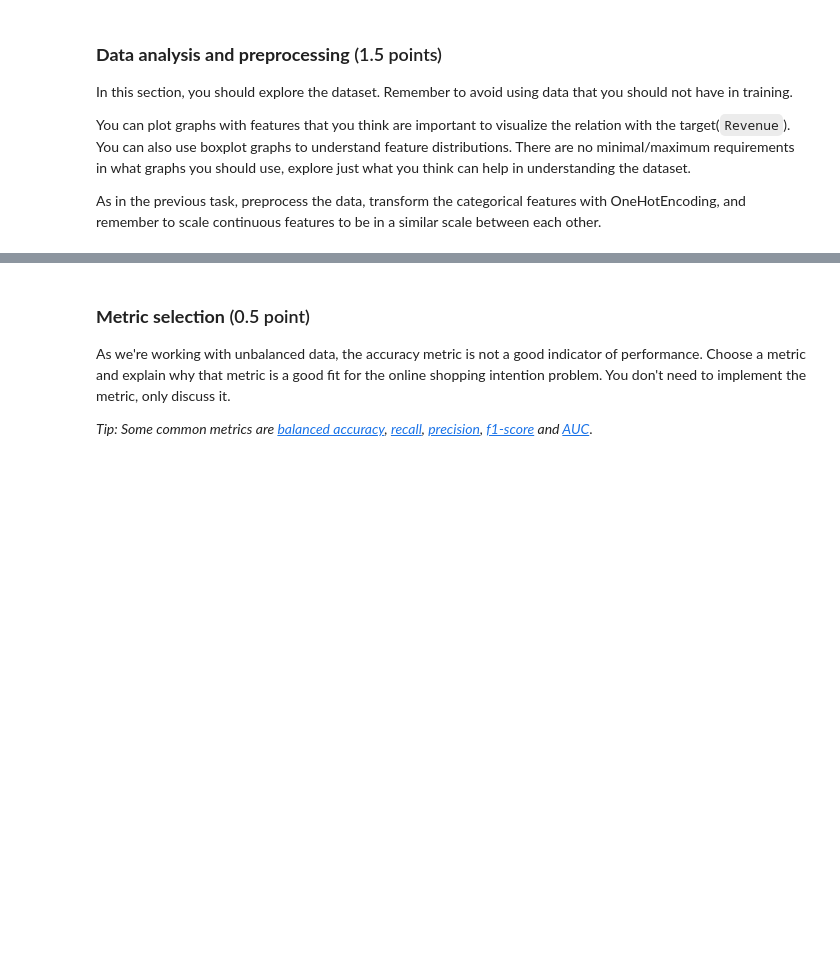
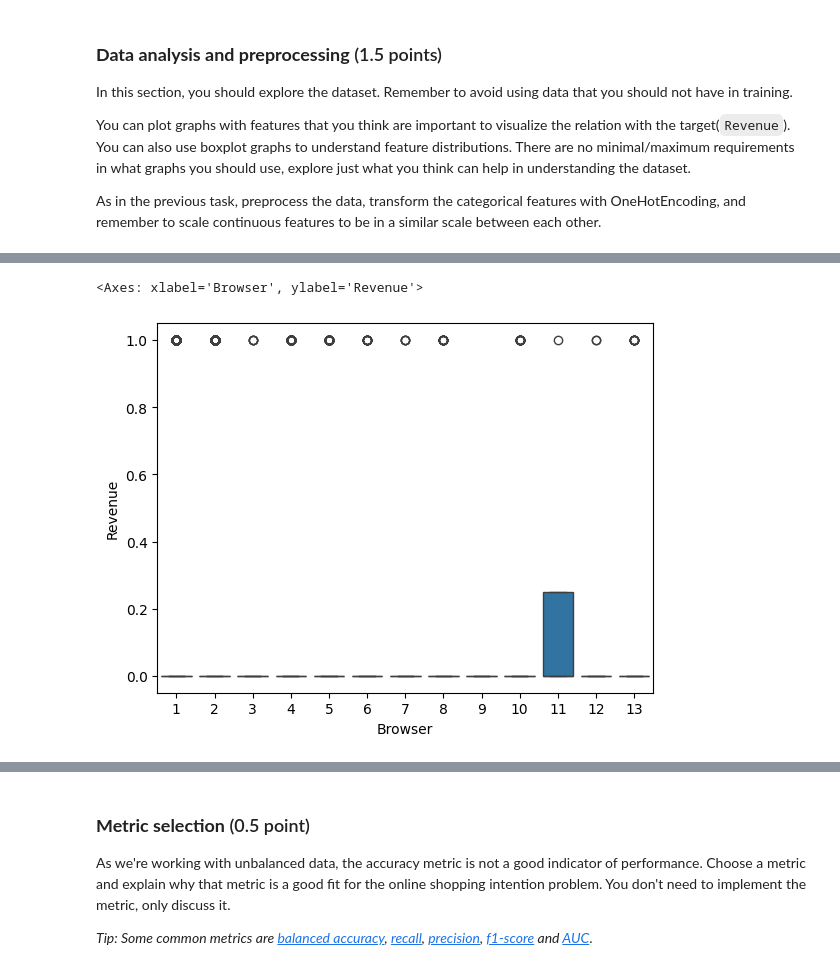
Before and after one commit to TheDeas343/MC886, a Jupyter notebook: Projects/P2/MC886_T2.ipynb, the cells around one changed output, grey strips where cells are left out. Saved outputs shown, nothing was run; the diff lists cells and outputs as text; code cells hidden in the pictures; blank space fills up the shorter version.

```diff
--- a/Projects/P2/MC886_T2.ipynb
+++ b/Projects/P2/MC886_T2.ipynb
@@ -74,0 +155,5 @@ As in the previous task, preprocess the data, transform the categorical features
+# %%
+sns.boxplot(x = X_train['Browser'], y =y_train)
+# %% [output]
+<Axes: xlabel='Browser', ylabel='Revenue'>
+[figure, added]
```
Also changed, not shown: parts of 7 cells of this notebook.
